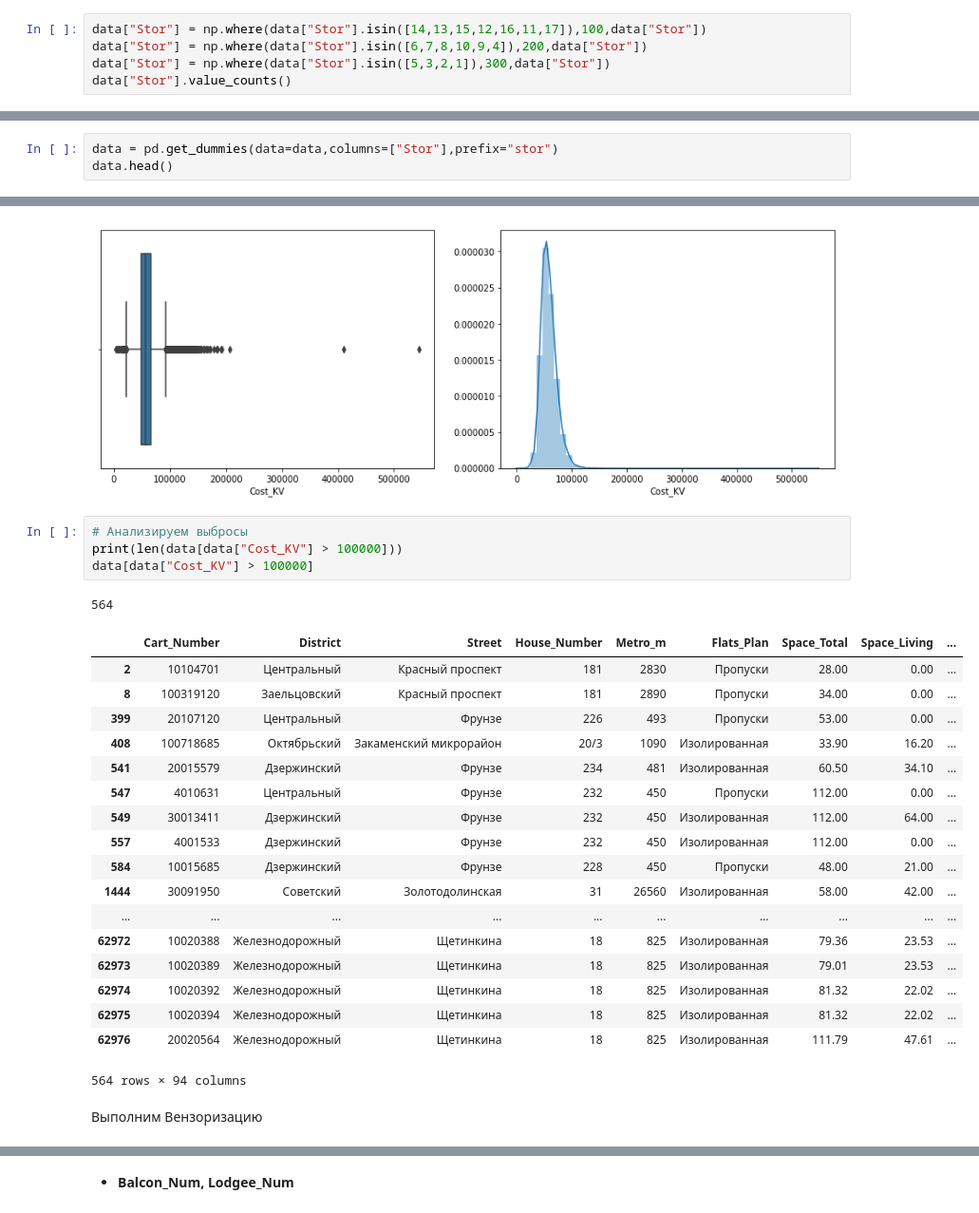
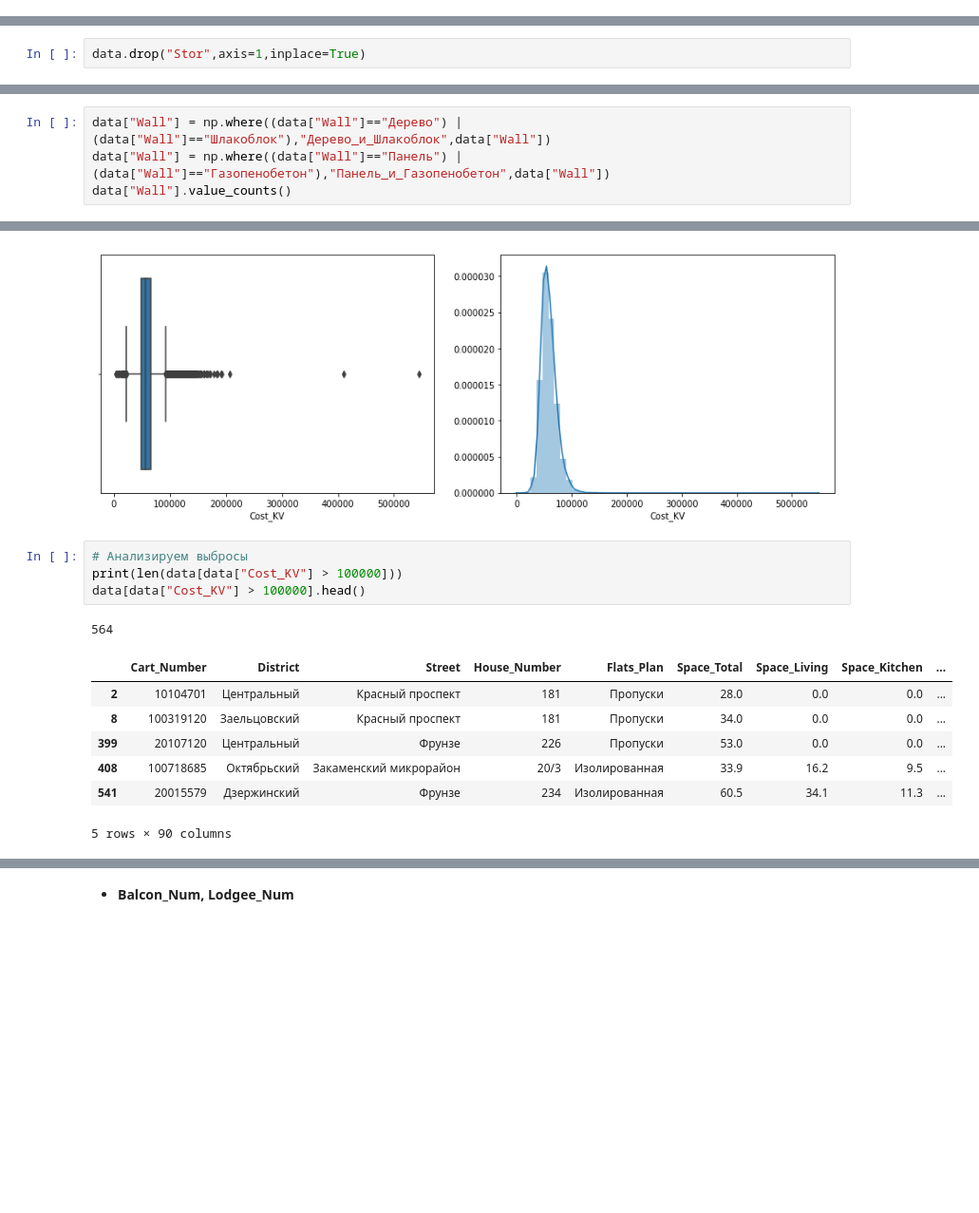
Before and after one commit to volkovstanislav/machine-learning, a Jupyter notebook: develop.ipynb, the cells around one changed output, grey strips where cells are left out. Shown at 95% size. Cells and saved outputs as stored; diff of their text form; blank space fills up the shorter version.

```diff
--- a/develop.ipynb
+++ b/develop.ipynb
@@ -624,5 +616,0 @@ res.sort_values(["mean_Cost_KV"])
-# %%
-data["Stor"] = np.where(data["Stor"].isin([14,13,15,12,16,11,17]),100,data["Stor"])
-data["Stor"] = np.where(data["Stor"].isin([6,7,8,10,9,4]),200,data["Stor"])
-data["Stor"] = np.where(data["Stor"].isin([5,3,2,1]),300,data["Stor"])
-data["Stor"].value_counts()
@@ -635,3 +616,0 @@ Name: Stor, dtype: int64
-# %%
-data = pd.get_dummies(data=data,columns=["Stor"],prefix="stor")
-data.head()
@@ -646,3 +633,5 @@ data.head()
+# %%
+data.drop("Stor",axis=1,inplace=True)
 # %% [markdown]
 * **Storeys**
 # %%
@@ -843,0 +835,4 @@ Name: Wall, dtype: int64
+# %%
+data["Wall"] = np.where((data["Wall"]=="Дерево") | (data["Wall"]=="Шлакоблок"),"Дерево_и_Шлакоблок",data["Wall"])
+data["Wall"] = np.where((data["Wall"]=="Панель") | (data["Wall"]=="Газопенобетон"),"Панель_и_Газопенобетон",data["Wall"])
+data["Wall"].value_counts()
@@ -937,26 +953,13 @@ sns.distplot(data["Cost_KV"],ax=axs[1])
 # %%
 # Анализируем выбросы
 print(len(data[data["Cost_KV"] > 100000]))
-data[data["Cost_KV"] > 100000]
+data[data["Cost_KV"] > 100000].head()
 # %% [output]
 564
-|  | Cart_Number | District | Street | House_Number | Metro_m | Flats_Plan | Space_Total | Space_Living | ... |
-| 2 | 10104701 | Центральный | Красный проспект | 181 | 2830 | Пропуски | 28.00 | 0.00 | ... |
-| 8 | 100319120 | Заельцовский | Красный проспект | 181 | 2890 | Пропуски | 34.00 | 0.00 | ... |
-| 399 | 20107120 | Центральный | Фрунзе | 226 | 493 | Пропуски | 53.00 | 0.00 | ... |
-| 408 | 100718685 | Октябрьский | Закаменский микрорайон | 20/3 | 1090 | Изолированная | 33.90 | 16.20 | ... |
-| 541 | 20015579 | Дзержинский | Фрунзе | 234 | 481 | Изолированная | 60.50 | 34.10 | ... |
-| 547 | 4010631 | Центральный | Фрунзе | 232 | 450 | Пропуски | 112.00 | 0.00 | ... |
-| 549 | 30013411 | Дзержинский | Фрунзе | 232 | 450 | Изолированная | 112.00 | 64.00 | ... |
-| 557 | 4001533 | Дзержинский | Фрунзе | 232 | 450 | Изолированная | 112.00 | 0.00 | ... |
-| 584 | 10015685 | Дзержинский | Фрунзе | 228 | 450 | Пропуски | 48.00 | 21.00 | ... |
-| 1444 | 30091950 | Советский | Золотодолинская | 31 | 26560 | Изолированная | 58.00 | 42.00 | ... |
-| ... | ... | ... | ... | ... | ... | ... | ... | ... | ... |
-| 62972 | 10020388 | Железнодорожный | Щетинкина | 18 | 825 | Изолированная | 79.36 | 23.53 | ... |
-| 62973 | 10020389 | Железнодорожный | Щетинкина | 18 | 825 | Изолированная | 79.01 | 23.53 | ... |
-| 62974 | 10020392 | Железнодорожный | Щетинкина | 18 | 825 | Изолированная | 81.32 | 22.02 | ... |
-| 62975 | 10020394 | Железнодорожный | Щетинкина | 18 | 825 | Изолированная | 81.32 | 22.02 | ... |
-| 62976 | 20020564 | Железнодорожный | Щетинкина | 18 | 825 | Изолированная | 111.79 | 47.61 | ... |
+|  | Cart_Number | District | Street | House_Number | Flats_Plan | Space_Total | Space_Living | Space_Kitchen | ... |
+| 2 | 10104701 | Центральный | Красный проспект | 181 | Пропуски | 28.0 | 0.0 | 0.0 | ... |
+| 8 | 100319120 | Заельцовский | Красный проспект | 181 | Пропуски | 34.0 | 0.0 | 0.0 | ... |
+| 399 | 20107120 | Центральный | Фрунзе | 226 | Пропуски | 53.0 | 0.0 | 0.0 | ... |
+| 408 | 100718685 | Октябрьский | Закаменский микрорайон | 20/3 | Изолированная | 33.9 | 16.2 | 9.5 | ... |
+| 541 | 20015579 | Дзержинский | Фрунзе | 234 | Изолированная | 60.5 | 34.1 | 11.3 | ... |
-564 rows × 94 columns
+5 rows × 90 columns
-# %% [markdown]
-Выполним Вензоризацию
```
Also changed, not shown: parts of 110 cells of this notebook.
